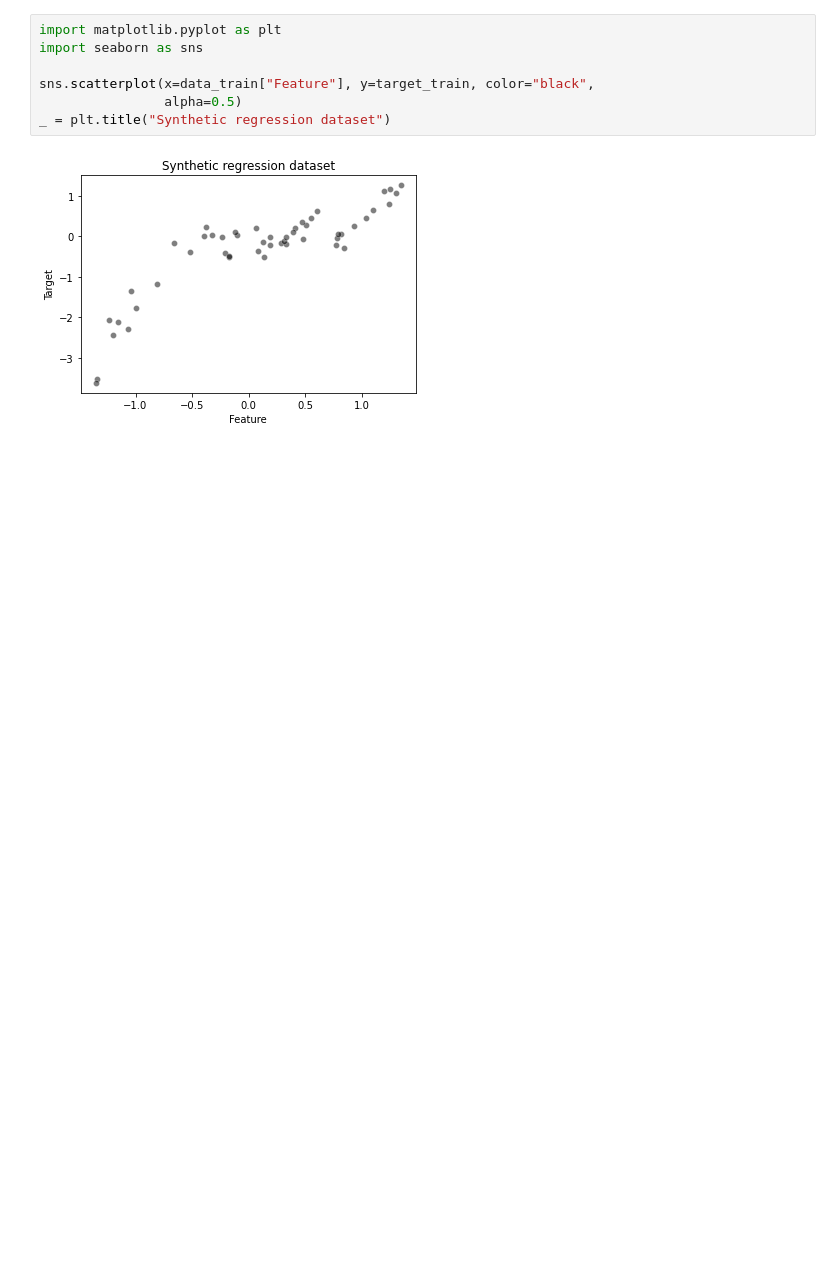
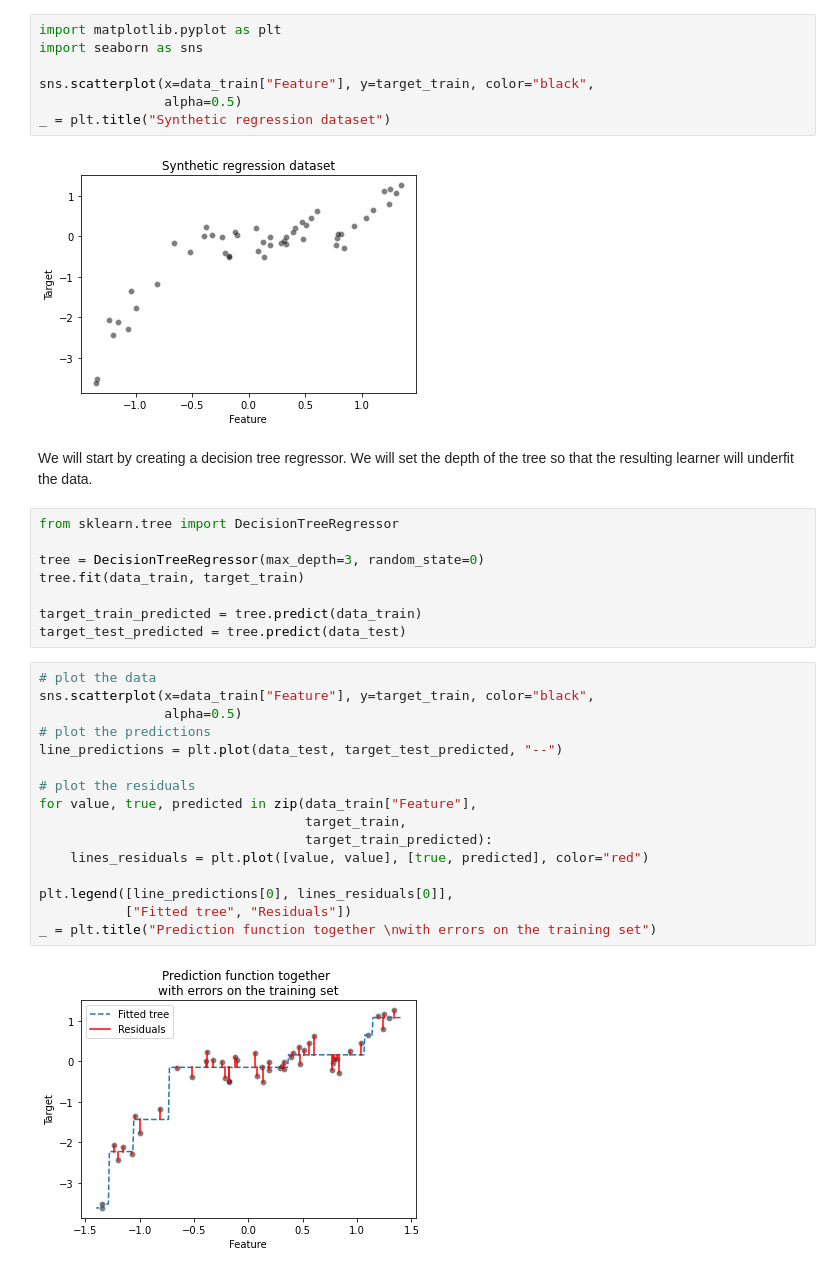
Before and after one commit to iannjari/Decision-Tree-Models, a Jupyter notebook: Gradient-boosting decision tree (GBDT).ipynb, the cells around one changed output. Cells and saved outputs as stored; diff of their text form; blank space fills up the shorter version.

Commit message:
Observe residuals and models fitted on them

```diff
--- a/Gradient-boosting decision tree (GBDT).ipynb
+++ b/Gradient-boosting decision tree (GBDT).ipynb
@@ -49,3 +49,32 @@ sns.scatterplot(x=data_train["Feature"], y=target_train, color="black",
 _ = plt.title("Synthetic regression dataset")
 # %% [output]
 [figure]
+# %% [markdown]
+We will start by creating a decision tree regressor. We will set
+the depth of the tree so that the resulting learner will underfit the data.
+# %%
+from sklearn.tree import DecisionTreeRegressor
+
+tree = DecisionTreeRegressor(max_depth=3, random_state=0)
+tree.fit(data_train, target_train)
+
+target_train_predicted = tree.predict(data_train)
+target_test_predicted = tree.predict(data_test)
+# %%
+# plot the data
+sns.scatterplot(x=data_train["Feature"], y=target_train, color="black",
+                alpha=0.5)
+# plot the predictions
+line_predictions = plt.plot(data_test, target_test_predicted, "--")
+
+# plot the residuals
+for value, true, predicted in zip(data_train["Feature"],
+                                  target_train,
+                                  target_train_predicted):
+    lines_residuals = plt.plot([value, value], [true, predicted], color="red")
+
+plt.legend([line_predictions[0], lines_residuals[0]],
+           ["Fitted tree", "Residuals"])
+_ = plt.title("Prediction function together \nwith errors on the training set")
+# %% [output]
+[figure, added]
```
Also changed, not shown: parts of 13 cells of this notebook.
